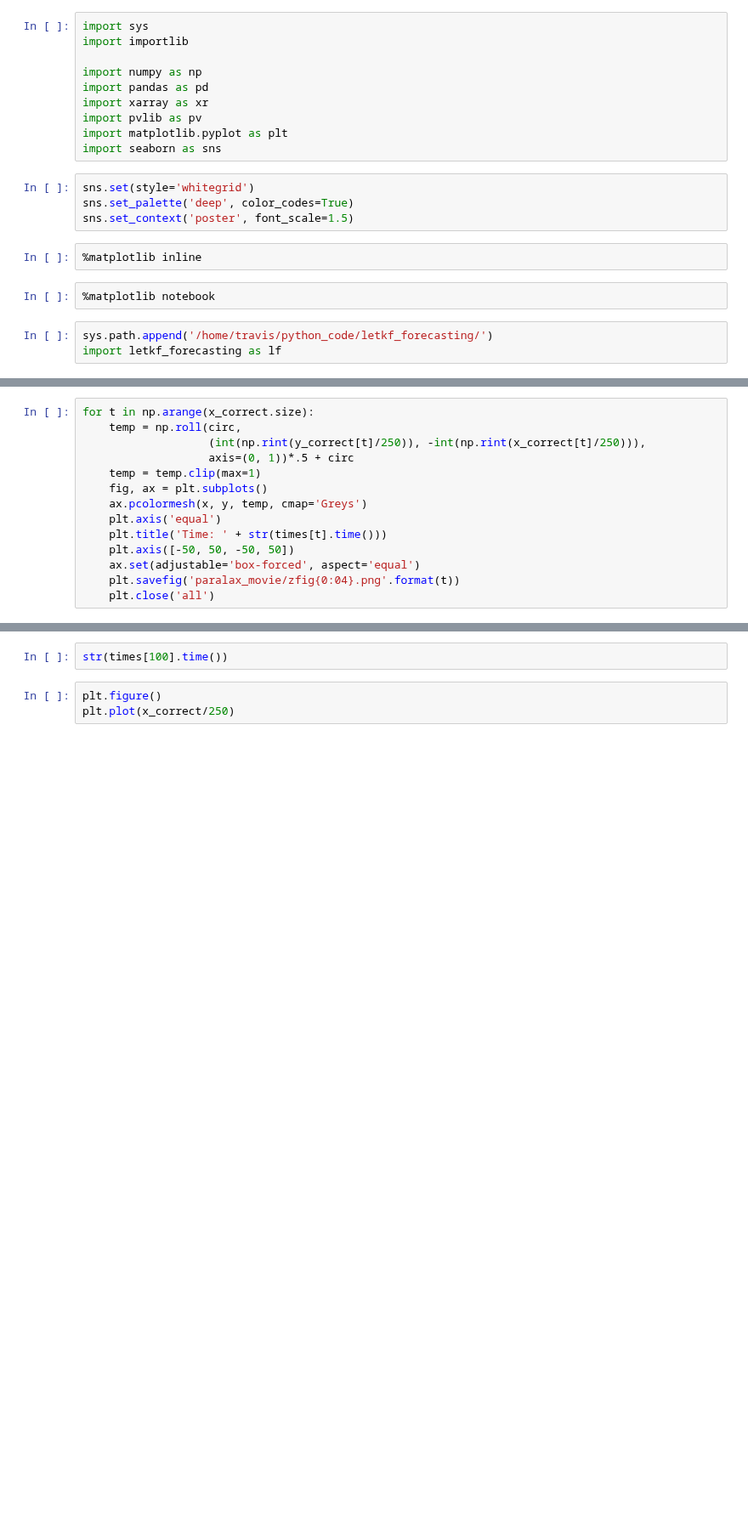
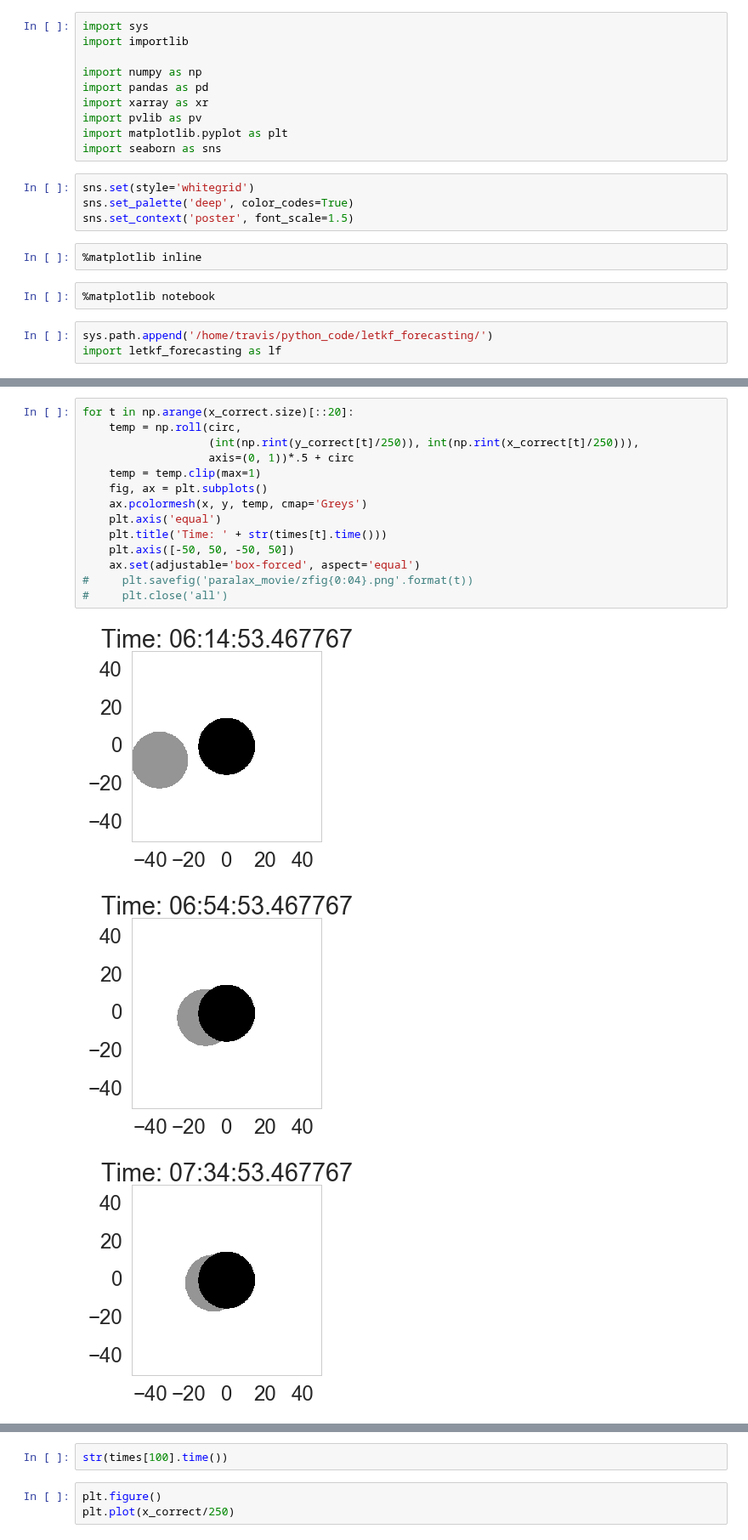
Before and after one commit to travisMharty/letkf_forecasting, a Jupyter notebook: paralax.ipynb, the cells around one changed output, grey strips where cells are left out. Shown at 85% size. Cells and saved outputs as stored; diff of their text form; blank space fills up the shorter version.

```diff
--- a/paralax.ipynb
+++ b/paralax.ipynb
@@ -84,14 +106,18 @@ y_correct.size
 # %%
-for t in np.arange(x_correct.size):
+for t in np.arange(x_correct.size)[::20]:
     temp = np.roll(circ,
-                   (int(np.rint(y_correct[t]/250)), -int(np.rint(x_correct[t]/250))),
+                   (int(np.rint(y_correct[t]/250)), int(np.rint(x_correct[t]/250))),
                    axis=(0, 1))*.5 + circ
     temp = temp.clip(max=1)
     fig, ax = plt.subplots()
     ax.pcolormesh(x, y, temp, cmap='Greys')
     plt.axis('equal')
     plt.title('Time: ' + str(times[t].time()))
     plt.axis([-50, 50, -50, 50])
     ax.set(adjustable='box-forced', aspect='equal')
-    plt.savefig('paralax_movie/zfig{0:04}.png'.format(t))
-    plt.close('all')
+#     plt.savefig('paralax_movie/zfig{0:04}.png'.format(t))
+#     plt.close('all')
+# %% [output]
+[figure, added]
+[figure, added]
+[figure, added]
```
Also changed, not shown: parts of 7 cells of this notebook, 2 other files.
